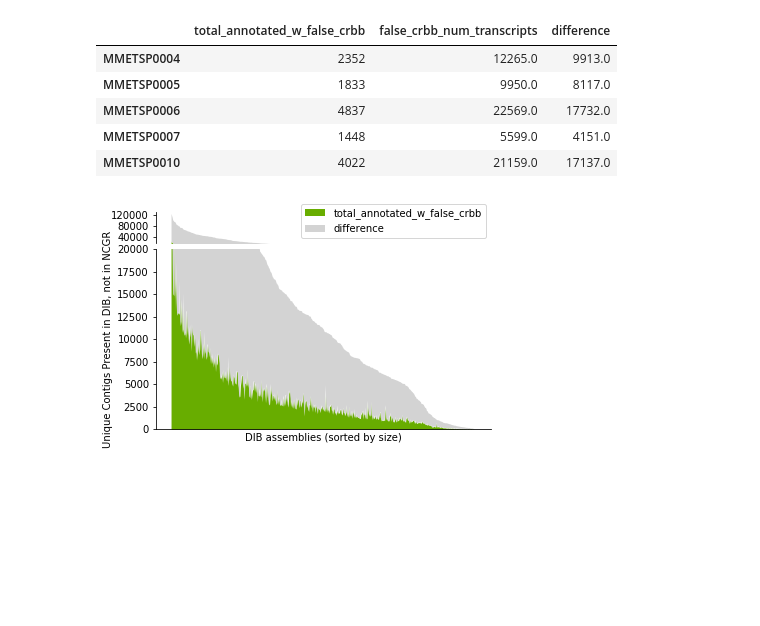
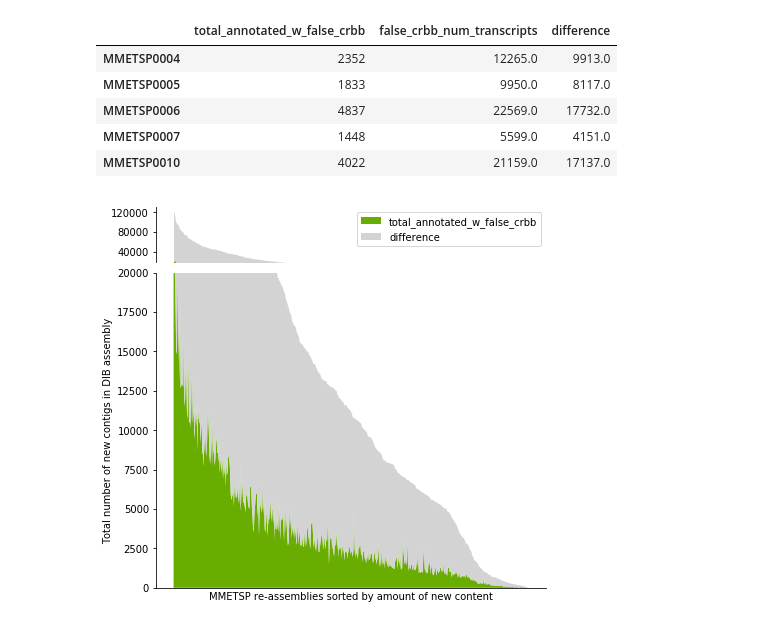
Before and after one commit to johnsolk/MMETSP, a Jupyter notebook: notebooks/GigaScience_Figures.ipynb, the cells around one changed output. Saved outputs shown, nothing was run; the diff lists cells and outputs as text; code cells hidden in the pictures; blank space fills up the shorter version.

Commit message:
paper figure edits

```diff
--- a/notebooks/GigaScience_Figures.ipynb
+++ b/notebooks/GigaScience_Figures.ipynb
@@ -58,7 +58,7 @@ def scatter_diff(df1, df2, column, fig, ax, df1name = 'df1', df2name = 'df2',
     newdf.loc[newdf[df1name] > newdf[df2name], [df1name, df2name]].T.plot(ax=ax, legend = False,
                                                                           color = color1, lw=2)
     newdf.loc[newdf[df1name] <= newdf[df2name], [df1name, df2name]].T.plot(ax=ax, legend = False,
-                                                                           color = color2, alpha = 0.5, lw=2)
+                                                                           color = color2, alpha = 0.2, lw=2)
     # prints numbers higher in DIB or NCGR assemblies
     #ax.text(-.1, ypos, str(len(newdf.loc[newdf[df1name] > newdf[df2name]])),
             #color= color1, fontsize='x-large', fontweight='heavy')
@@ -90,14 +90,14 @@ def violin_split(df, col1, col2, fig, ax, color2='gray', color1='#018E42', ymin=
         m = np.mean(b.get_paths()[0].vertices[:, 0])
         b.get_paths()[0].vertices[:, 0] = np.clip(b.get_paths()[0].vertices[:, 0], -np.inf, m)
         b.set_color(color2)
-        b.set_alpha(0.85)
+        b.set_alpha(0.5)
     v2 = ax.violinplot(df[col2],
                    showmeans=False, showextrema=False, showmedians=False)
     for b in v2['bodies']:
         m = np.mean(b.get_paths()[0].vertices[:, 0])
         b.get_paths()[0].vertices[:, 0] = np.clip(b.get_paths()[0].vertices[:, 0], m, np.inf)
         b.set_color(color1)
-        b.set_alpha(0.85)
+        b.set_alpha(0.5)
 
     [x1,x2]=ax.get_xlim()
     #plot NCGR mean
@@ -295,36 +295,39 @@ crbb_df.head()
 # %%
 import matplotlib.gridspec as gridspec
 import matplotlib.patches as mpatches
+
+pl.figure(figsize=(7, 7))
+
 def simpleaxis(ax):
     ax.spines['top'].set_visible(False)
     ax.spines['right'].set_visible(False)
     ax.get_xaxis().tick_bottom()
     ax.get_yaxis().tick_left()
 
 gs = gridspec.GridSpec(6, 6)
 ax = plt.subplot(gs[0,:])
 ax2 = plt.subplot(gs[1:,:])
 
 crbb_df.sort_values(by='false_crbb_num_transcripts',
                     ascending=False)[['total_annotated_w_false_crbb','difference']].plot(kind='area',
                     color=[ '#68ad00','lightgrey'], lw=0, ax=ax)
 # alternative legend labels:
 # transcripts absent from NCGR
 # annotated absent transcripts
 crbb_df.sort_values(by='false_crbb_num_transcripts',
                     ascending=False)[['total_annotated_w_false_crbb','difference']].plot(kind='area',
                     color=[ '#68ad00','lightgrey'], lw=0, ax=ax2, legend=False)
 ax.set_ylim([20000,130000])
 ax2.set_ylim([0,20000])
 simpleaxis(ax)
 simpleaxis(ax2)
 ax.spines['bottom'].set_visible(False)
 ax2.set_xticks([])
 ax.set_xticks([])
 ax.set_yticks(np.arange(40000,120001,40000))
-ax2.set_xlabel("DIB assemblies (sorted by size)")
-ax2.set_ylabel("Unique Contigs Present in DIB, not in NCGR")
+ax2.set_xlabel("MMETSP re-assemblies sorted by amount of new content")
+ax2.set_ylabel("Total number of new contigs in DIB assembly")
 savefig('../paper/false_crbb.png')
 savefig('../paper/false_crbb.pdf')
 # %% [output]
-[figure, old version]
+[figure, new version]
```
Also changed, not shown: parts of 6 cells of this notebook, 34 other files.
